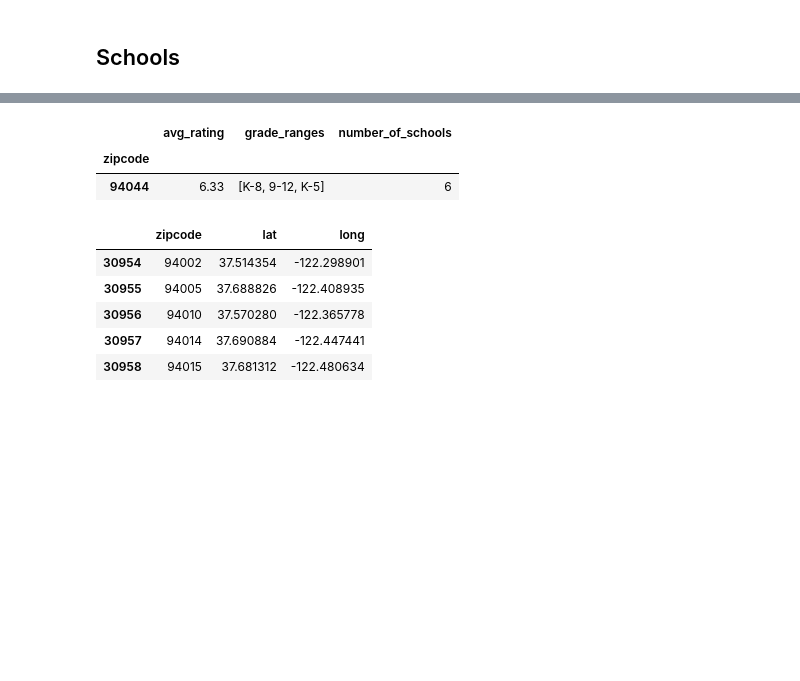
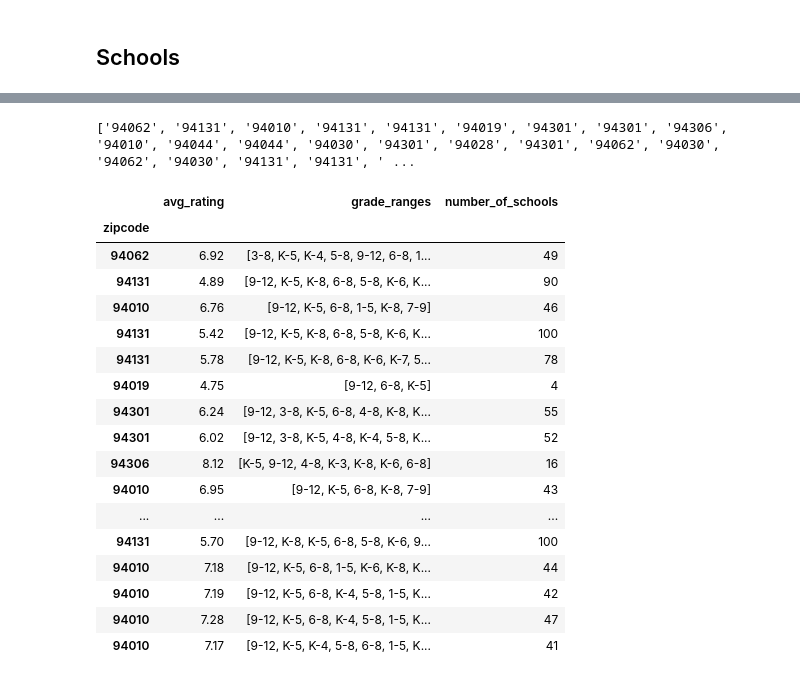
Before and after one commit to sharonsu94/real-estate-analysis, a Jupyter notebook: master.ipynb, the cells around one changed output, grey strips where cells are left out. Saved outputs shown, nothing was run; the diff lists cells and outputs as text; code cells hidden in the pictures; blank space fills up the shorter version.

Commit message:
iterating

```diff
--- a/master.ipynb
+++ b/master.ipynb
@@ -36,9 +44,9 @@ df2 = df2[df2['GEOID'].isin(zips.values)]
 # %%
 base = 'https://www.greatschools.org/search/search.page?'
 params = {
-    'lat': '37.554298',
-    'lon': '-122.496632',
-    'zip': '94037',
+    'lat': '37.469453',
+    'lon': '-122.411841',
+    'zip': '94010',
     'state': 'CA'
 }
 url = base + urlencode(params)
@@ -83,8 +73,28 @@ rated
 # Calculating the average rating for each zipcode
 total_rating = 0
 num_schools = len(rated)
+total_schools.append(num_schools)
 for school in rated:
     rating = school['gsRating']
     total_rating = total_rating + rating
 avg_rating = round(total_rating/num_schools, 2)
 print(avg_rating)
+
+# Grabbing the zipcode
+zipcode = rated[0]['zipcode']
+
+# Creating a list of all types of grade ranges
+grades = []
+grade_range= []
+for school in rated:
+    grade = school['gradeRange']
+    grades.append(grade)
+[grade_range.append(item) for item in grades if item not in grade_range]
+grade_range = [grade_range]
+print(grade_range)
+# Creating a final table
+d = {'zipcode': zipcodes, 'avg_rating': avg_ratings,
+     'number_of_schools': total_schools, 'grade_ranges': [grade_range]}
+schools_df = pd.DataFrame(data =d)
+schools_df = schools_df.set_index('zipcode')
+schools_df.head()
@@ -106,0 +101,6 @@ print(grade_range)
+# %%
+# Cleaning up data
+df2 = df2.drop(["ALAND", "AWATER", "ALAND_SQMI", "AWATER_SQMI"], axis =1)
+df2.columns=["zipcode", "lat", "long"]
+df2 = df2[df2.zipcode != 94020]
+df2.head()
@@ -107,23 +211,30 @@ print(grade_range)
+# %%
+print(zipcodes)
+# %% [output]
+['94062', '94131', '94010', '94131', '94131', '94019', '94301', '94301', '94306', '94010', '94044', '94044', '94030', '94301', '94028', '94301', '94062', '94030', '94062', '94030', '94131', '94131', ' ...
 # %%
 # Creating a final table
-d = {'zipcode': zipcode, 'avg_rating': avg_rating,
-     'number_of_schools': num_schools, 'grade_ranges': [grade_range]}
+d = {'zipcode': zipcodes, 'avg_rating': avg_ratings,
+     'number_of_schools': total_schools, 'grade_ranges': grade_ranges}
 schools_df = pd.DataFrame(data =d)
 schools_df = schools_df.set_index('zipcode')
-schools_df.head()
+schools_df
 # %% [output]
 |  | avg_rating | grade_ranges | number_of_schools |
 | zipcode |  |  |  |
-| 94044 | 6.33 | [K-8, 9-12, K-5] | 6 |
+| 94062 | 6.92 | [3-8, K-5, K-4, 5-8, 9-12, 6-8, 1... | 49 |
+| 94131 | 4.89 | [9-12, K-5, K-8, 6-8, 5-8, K-6, K... | 90 |
+| 94010 | 6.76 | [9-12, K-5, 6-8, 1-5, K-8, 7-9] | 46 |
+| 94131 | 5.42 | [9-12, K-5, K-8, 6-8, 5-8, K-6, K... | 100 |
+| 94131 | 5.78 | [9-12, K-5, K-8, 6-8, K-6, K-7, 5... | 78 |
+| 94019 | 4.75 | [9-12, 6-8, K-5] | 4 |
+| 94301 | 6.24 | [9-12, 3-8, K-5, 6-8, 4-8, K-8, K... | 55 |
+| 94301 | 6.02 | [9-12, 3-8, K-5, 4-8, K-4, 5-8, K... | 52 |
+| 94306 | 8.12 | [K-5, 9-12, 4-8, K-3, K-8, K-6, 6-8] | 16 |
+| 94010 | 6.95 | [9-12, K-5, 6-8, K-8, 7-9] | 43 |
+| ... | ... | ... | ... |
+| 94131 | 5.70 | [9-12, K-8, K-5, 6-8, 5-8, K-6, 9... | 100 |
+| 94010 | 7.18 | [9-12, K-5, 6-8, 1-5, K-6, K-8, K... | 44 |
+| 94010 | 7.19 | [9-12, K-5, 6-8, K-4, 5-8, 1-5, K... | 42 |
+| 94010 | 7.28 | [9-12, K-5, 6-8, K-4, 5-8, 1-5, K... | 47 |
+| 94010 | 7.17 | [9-12, K-5, K-4, 5-8, 6-8, 1-5, K... | 41 |
-# %%
-# Working on iterating through the zipcodes
-df2 = df2.drop(["ALAND", "AWATER", "ALAND_SQMI", "AWATER_SQMI"], axis =1)
-df2.columns=["zipcode", "lat", "long"]
-df2.head()
-# %% [output]
-|  | zipcode | lat | long |
-| 30954 | 94002 | 37.514354 | -122.298901 |
-| 30955 | 94005 | 37.688826 | -122.408935 |
-| 30956 | 94010 | 37.570280 | -122.365778 |
-| 30957 | 94014 | 37.690884 | -122.447441 |
-| 30958 | 94015 | 37.681312 | -122.480634 |
```
Also changed, not shown: parts of 8 cells of this notebook.
